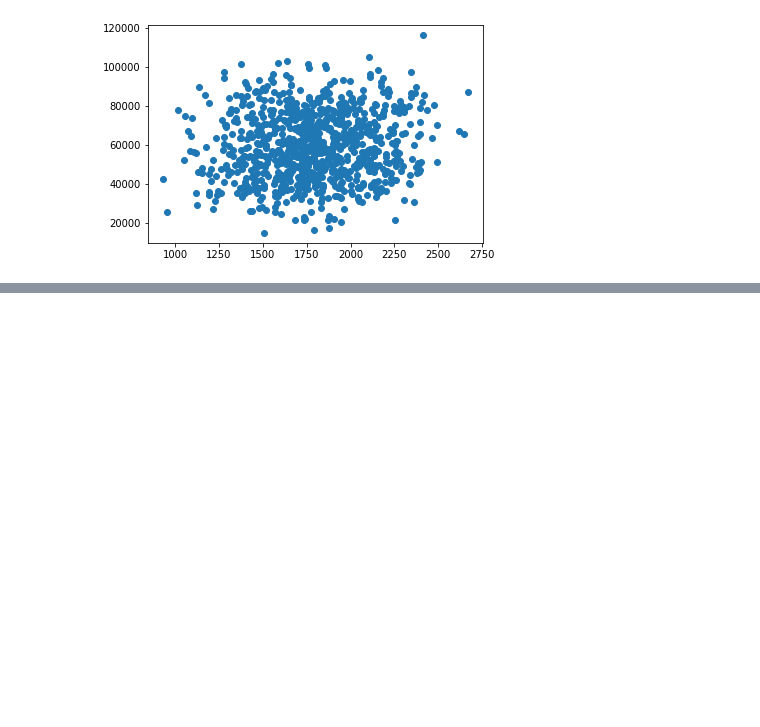
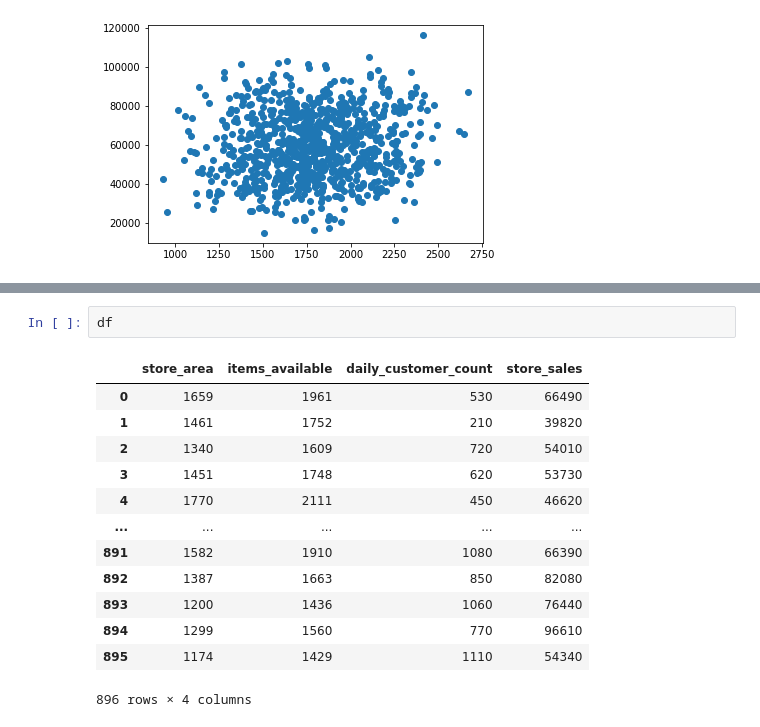
Before and after one commit to nandan-06/Store-sales, a Jupyter notebook: storeSales.ipynb, the cells around one changed output, grey strips where cells are left out. Drawn from its saved outputs; the diff is of its cells as text; blank space fills up the shorter version.

```diff
--- a/storeSales.ipynb
+++ b/storeSales.ipynb
@@ -83,0 +92,16 @@ plt.scatter(df['items_available'], df['store_sales'])
+# %%
+df
+# %% [output]
+|  | store_area | items_available | daily_customer_count | store_sales |
+| 0 | 1659 | 1961 | 530 | 66490 |
+| 1 | 1461 | 1752 | 210 | 39820 |
+| 2 | 1340 | 1609 | 720 | 54010 |
+| 3 | 1451 | 1748 | 620 | 53730 |
+| 4 | 1770 | 2111 | 450 | 46620 |
+| ... | ... | ... | ... | ... |
+| 891 | 1582 | 1910 | 1080 | 66390 |
+| 892 | 1387 | 1663 | 850 | 82080 |
+| 893 | 1200 | 1436 | 1060 | 76440 |
+| 894 | 1299 | 1560 | 770 | 96610 |
+| 895 | 1174 | 1429 | 1110 | 54340 |
+896 rows × 4 columns
```
Also changed, not shown: parts of 2 cells of this notebook.
